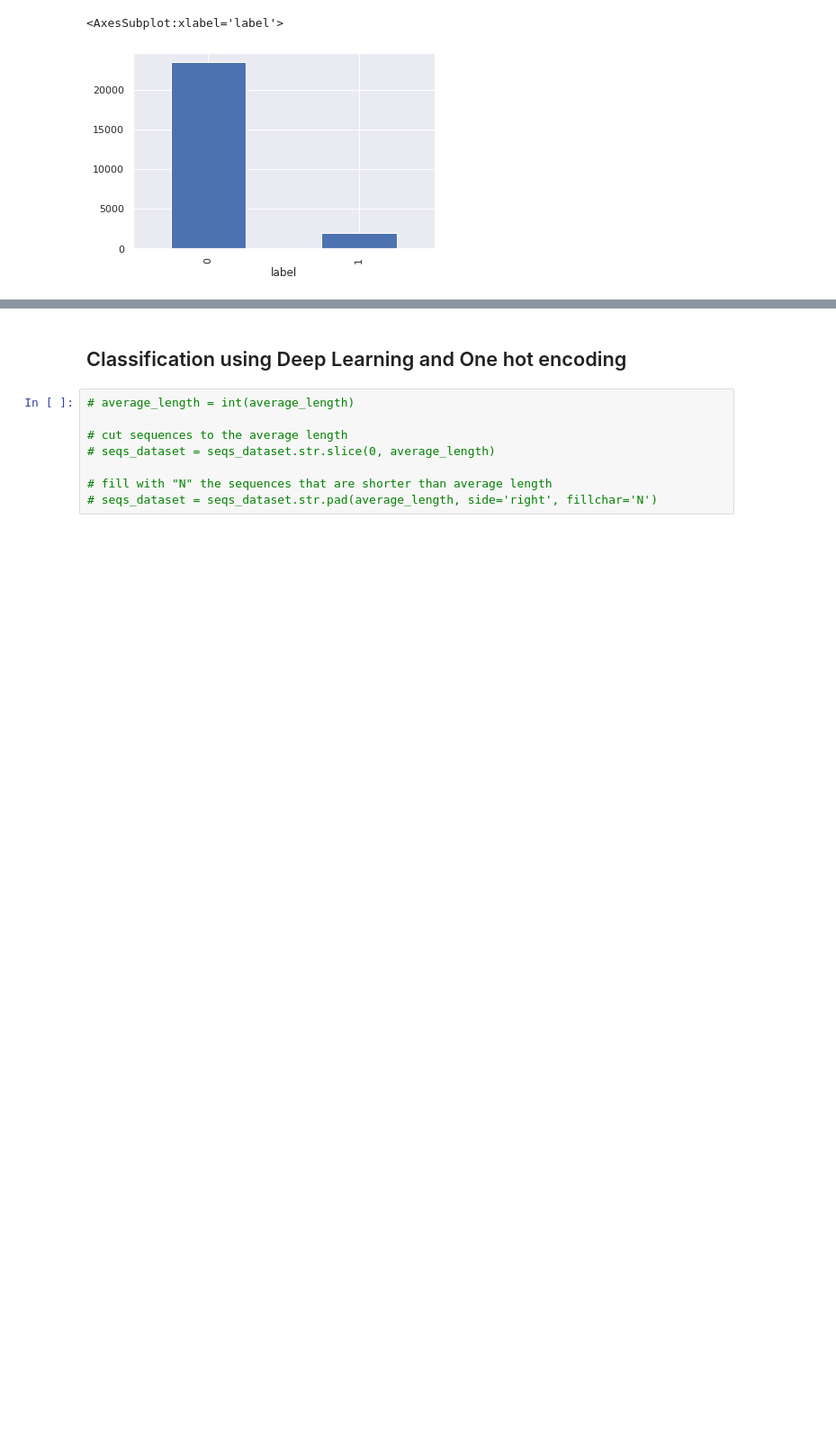
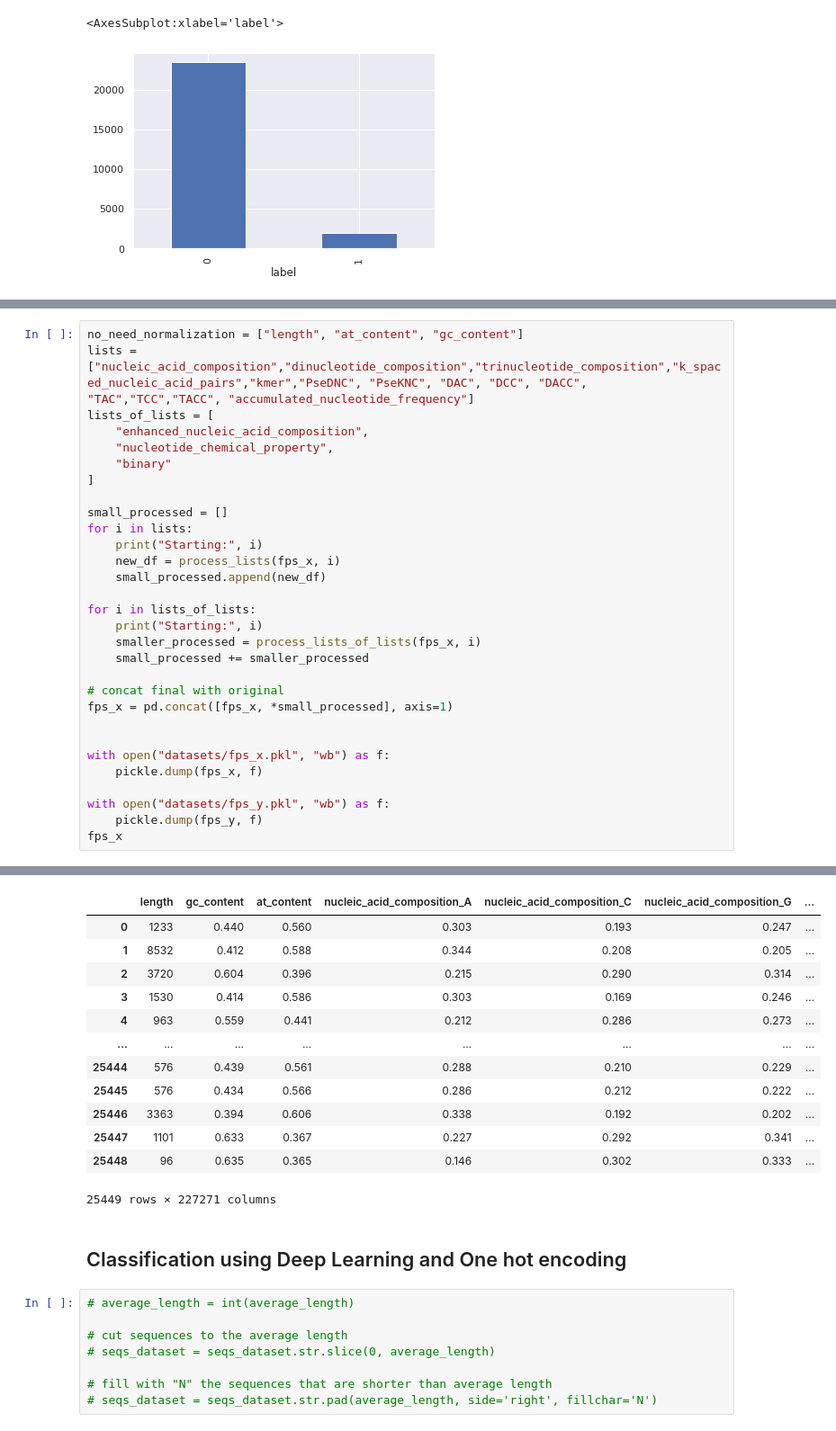
Before and after one commit to BioSystemsUM/propythia, a Jupyter notebook: src/propythia/DNA/deep_ml/essential_genes.ipynb, the cells around one changed output, grey strips where cells are left out. Shown at 90% size. Cells and saved outputs as stored; diff of their text form; blank space fills up the shorter version.

Commit message:
features calculated and stored in pickle obj

```diff
--- a/src/propythia/DNA/deep_ml/essential_genes.ipynb
+++ b/src/propythia/DNA/deep_ml/essential_genes.ipynb
@@ -360,0 +304,31 @@ writing to csv...
+# %%
+no_need_normalization = ["length", "at_content", "gc_content"]
+lists = ["nucleic_acid_composition","dinucleotide_composition","trinucleotide_composition","k_spaced_nucleic_acid_pairs","kmer","PseDNC", "PseKNC", "DAC", "DCC", "DACC", "TAC","TCC","TACC", "accumulated_nucleotide_frequency"]
+lists_of_lists = [
+    "enhanced_nucleic_acid_composition",
+    "nucleotide_chemical_property",
+    "binary"
+]
+
+small_processed = []
+for i in lists:
+    print("Starting:", i)
+    new_df = process_lists(fps_x, i)
+    small_processed.append(new_df)
+
+for i in lists_of_lists:
+    print("Starting:", i)
+    smaller_processed = process_lists_of_lists(fps_x, i)
+    small_processed += smaller_processed
+
+# concat final with original
+fps_x = pd.concat([fps_x, *small_processed], axis=1)
+
+
+with open("datasets/fps_x.pkl", "wb") as f:
+    pickle.dump(fps_x, f)
+
+with open("datasets/fps_y.pkl", "wb") as f:
+    pickle.dump(fps_y, f)
+fps_x
+# %% [output]
@@ -361,3 +352,16 @@ writing to csv...
+|  | length | gc_content | at_content | nucleic_acid_composition_A | nucleic_acid_composition_C | nucleic_acid_composition_G | ... |
+| 0 | 1233 | 0.440 | 0.560 | 0.303 | 0.193 | 0.247 | ... |
+| 1 | 8532 | 0.412 | 0.588 | 0.344 | 0.208 | 0.205 | ... |
+| 2 | 3720 | 0.604 | 0.396 | 0.215 | 0.290 | 0.314 | ... |
+| 3 | 1530 | 0.414 | 0.586 | 0.303 | 0.169 | 0.246 | ... |
+| 4 | 963 | 0.559 | 0.441 | 0.212 | 0.286 | 0.273 | ... |
+| ... | ... | ... | ... | ... | ... | ... | ... |
+| 25444 | 576 | 0.439 | 0.561 | 0.288 | 0.210 | 0.229 | ... |
+| 25445 | 576 | 0.434 | 0.566 | 0.286 | 0.212 | 0.222 | ... |
+| 25446 | 3363 | 0.394 | 0.606 | 0.338 | 0.192 | 0.202 | ... |
+| 25447 | 1101 | 0.633 | 0.367 | 0.227 | 0.292 | 0.341 | ... |
+| 25448 | 96 | 0.635 | 0.365 | 0.146 | 0.302 | 0.333 | ... |
+25449 rows × 227271 columns
 # %% [markdown]
 ## Classification using Deep Learning and One hot encoding
 # %%
```
Also changed, not shown: parts of 7 cells of this notebook, 4 other files.
